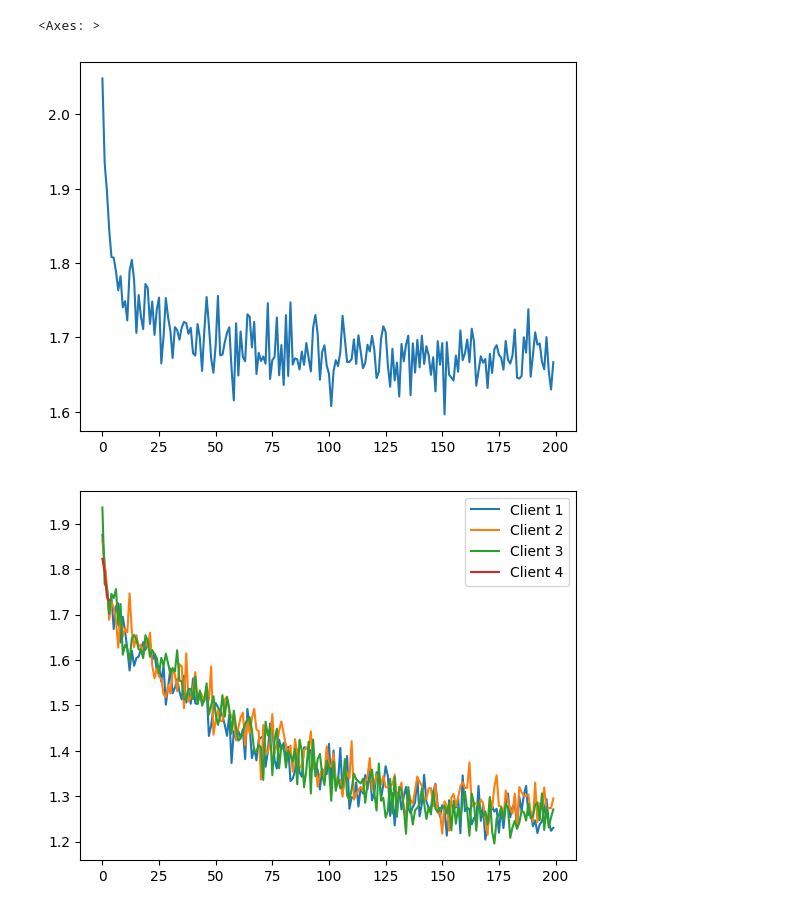
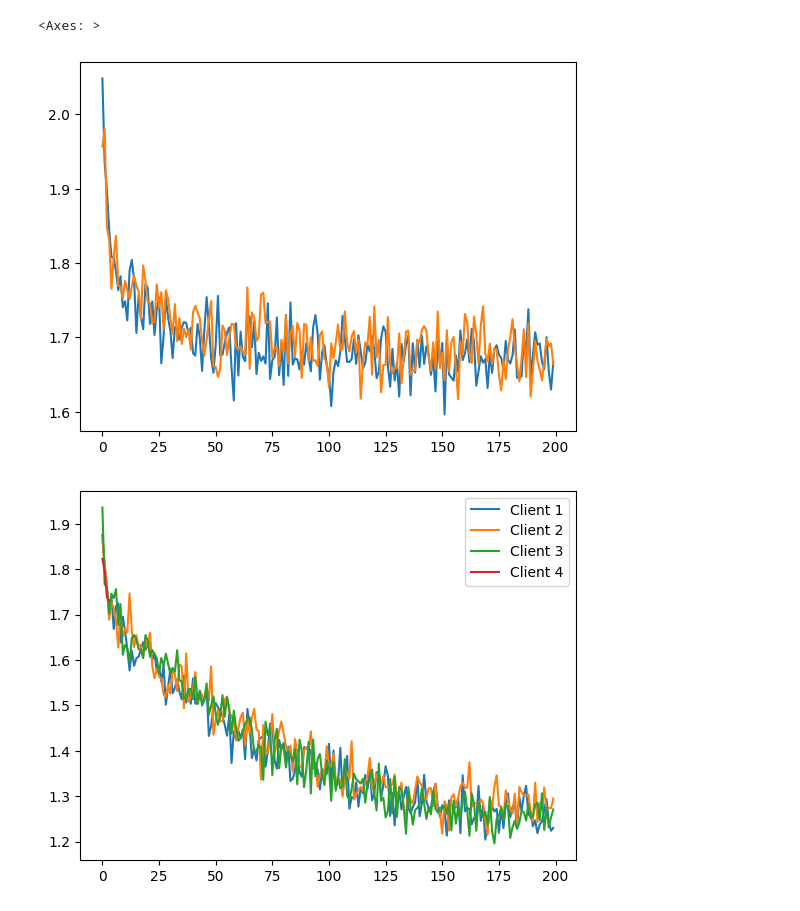
Before and after one commit to GabrielTalasso/FT_LLM_FL, a Jupyter notebook: test.ipynb, the cells around one changed output. Drawn from its saved outputs; the diff is of its cells as text; code cells hidden in the pictures.

Commit message:
modified:   config.py 	modified:   evaluation/eval_loss.py 	modified:   main_sft.py 	modified:   test.ipynb 	modified:   training_scripts/run_sft.sh

```diff
--- a/test.ipynb
+++ b/test.ipynb
@@ -39,3 +39,16 @@ losses
  1.6546860694885255,
  1.629893970489502,
  1.6666321754455566]
+# %%
+path = 'output/alpaca-data-pt-br_30000_fedavg_c60s2_i10_b16a1_l512_r8a16_20240910094609/training_loss.npy'
+data = np.load(path, allow_pickle=True)
+
+losses2 = []
+data = data.T
+for r in range(len(data)):
+    loss = np.where(data[r] != -1, data[r], np.nan)
+    loss = loss[~np.isnan(loss)]
+    loss = loss.mean()
+    losses2.append(loss)
+
+losses2
@@ -42,10 +73,11 @@ losses
 # %%
 import seaborn as sns
 
 sns.lineplot(x=range(len(losses)), y=losses)
+sns.lineplot(x=range(len(losses2)), y=losses2)
 # %% [output]
 <Axes: >
-[figure, old version]
+[figure, new version]
 # %%
 # Load the data
 paths = ['output/alpaca-data-pt-br_10000_local1_c20s2_i10_b16a1_l512_r8a16_20240905071418',
```
Also changed, not shown: parts of 5 cells of this notebook, 4 other files.
